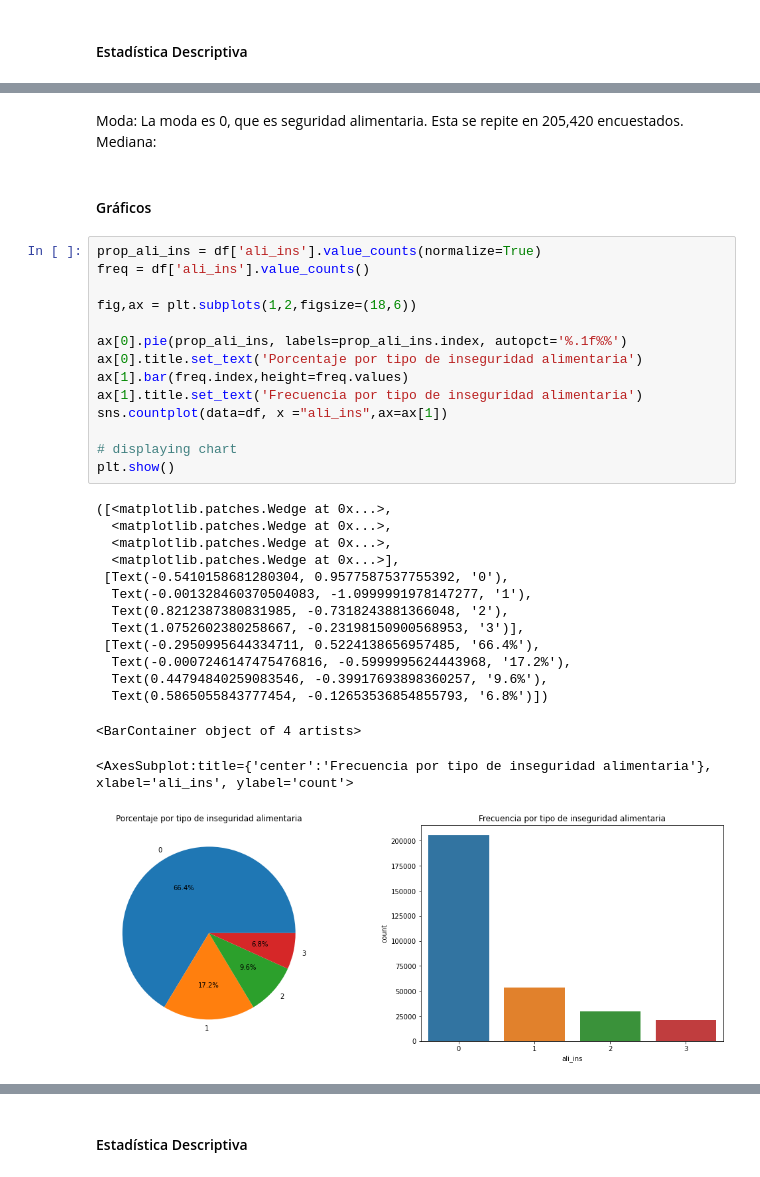
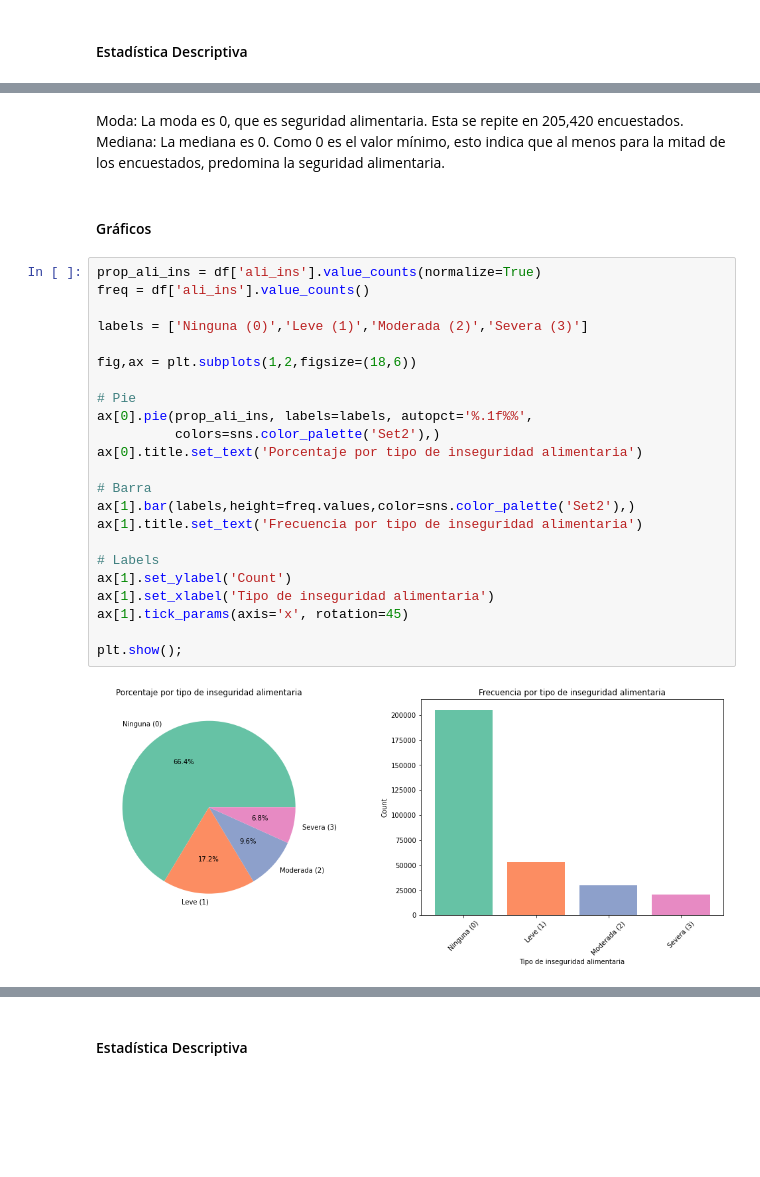
Before and after one commit to Sofia-VA/Proyecto-PAD, a Jupyter notebook: E1/EDA_Univariable.ipynb, the cells around one changed output, grey strips where cells are left out. Drawn from its saved outputs; the diff is of its cells as text; blank space fills up the shorter version.

```diff
--- a/E1/EDA_Univariable.ipynb
+++ b/E1/EDA_Univariable.ipynb
@@ -1862,37 +1868,32 @@ max           3.000000
 Name: ali_ins, dtype: float64
 # %% [markdown]
 Moda: La moda es 0, que es seguridad alimentaria. Esta se repite en 205,420 encuestados.
-Mediana:
+Mediana: La mediana es 0. Como 0 es el valor mínimo, esto indica que al menos para la mitad de los encuestados, predomina la seguridad alimentaria.
 # %% [markdown]
 #### Gráficos
 # %%
 prop_ali_ins = df['ali_ins'].value_counts(normalize=True)
 freq = df['ali_ins'].value_counts()
 
+labels = ['Ninguna (0)','Leve (1)','Moderada (2)','Severa (3)']
+
 fig,ax = plt.subplots(1,2,figsize=(18,6))
 
-ax[0].pie(prop_ali_ins, labels=prop_ali_ins.index, autopct='%.1f%%')
+# Pie
+ax[0].pie(prop_ali_ins, labels=labels, autopct='%.1f%%',
+          colors=sns.color_palette('Set2'),)
 ax[0].title.set_text('Porcentaje por tipo de inseguridad alimentaria')
-ax[1].bar(freq.index,height=freq.values)
+
+# Barra
+ax[1].bar(labels,height=freq.values,color=sns.color_palette('Set2'),)
 ax[1].title.set_text('Frecuencia por tipo de inseguridad alimentaria')
-sns.countplot(data=df, x ="ali_ins",ax=ax[1])
 
-# displaying chart
-plt.show()
+# Labels
+ax[1].set_ylabel('Count')
+ax[1].set_xlabel('Tipo de inseguridad alimentaria')
+ax[1].tick_params(axis='x', rotation=45)
+
+plt.show();
 # %% [output]
-([<matplotlib.patches.Wedge at 0x...>,
-  <matplotlib.patches.Wedge at 0x...>,
-  <matplotlib.patches.Wedge at 0x...>,
-  <matplotlib.patches.Wedge at 0x...>],
- [Text(-0.5410158681280304, 0.9577587537755392, '0'),
-  Text(-0.001328460370504083, -1.0999991978147277, '1'),
-  Text(0.8212387380831985, -0.7318243881366048, '2'),
-  Text(1.0752602380258667, -0.23198150900568953, '3')],
- [Text(-0.2950995644334711, 0.5224138656957485, '66.4%'),
-  Text(-0.0007246147475476816, -0.5999995624443968, '17.2%'),
-  Text(0.44794840259083546, -0.39917693898360257, '9.6%'),
-  Text(0.5865055843777454, -0.12653536854855793, '6.8%')])
-<BarContainer object of 4 artists>
-<AxesSubplot:title={'center':'Frecuencia por tipo de inseguridad alimentaria'}, xlabel='ali_ins', ylabel='count'>
-[figure, old version]
+[figure, new version]
 # %% [markdown]
```
Also changed, not shown: parts of 172 cells of this notebook.
